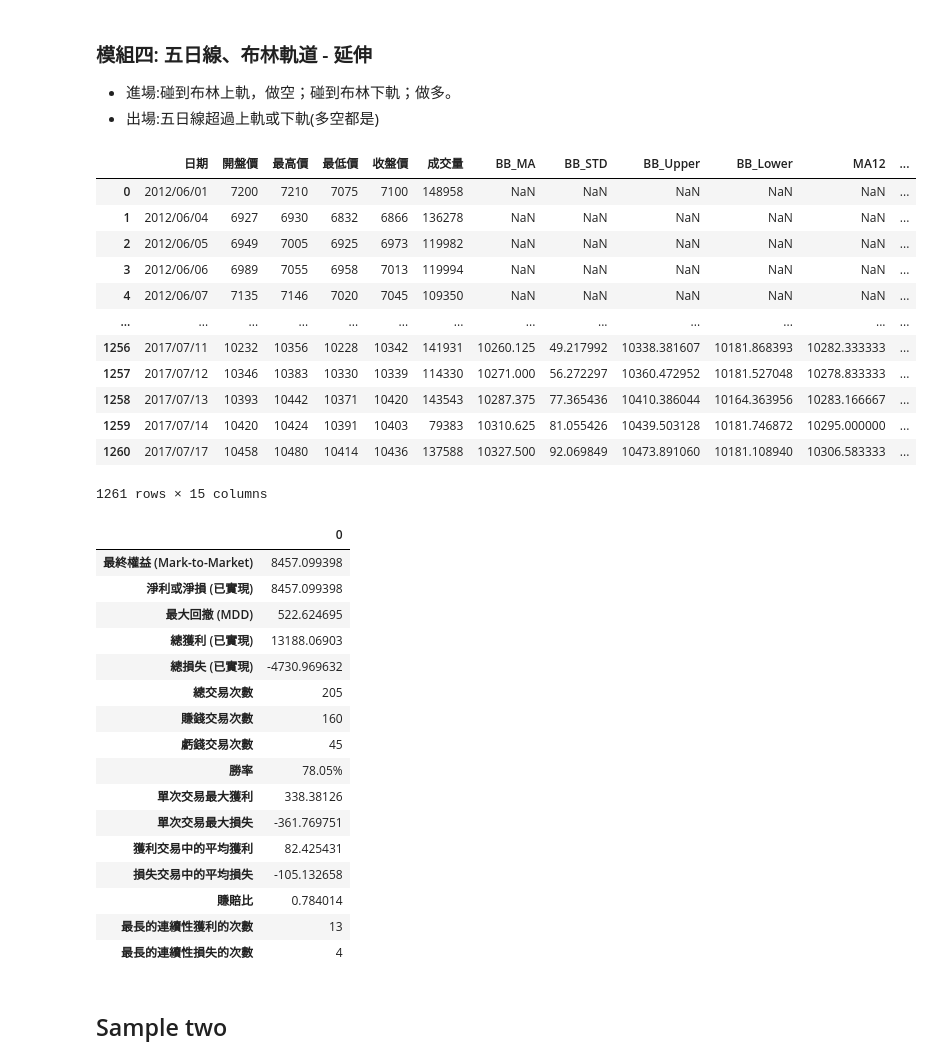
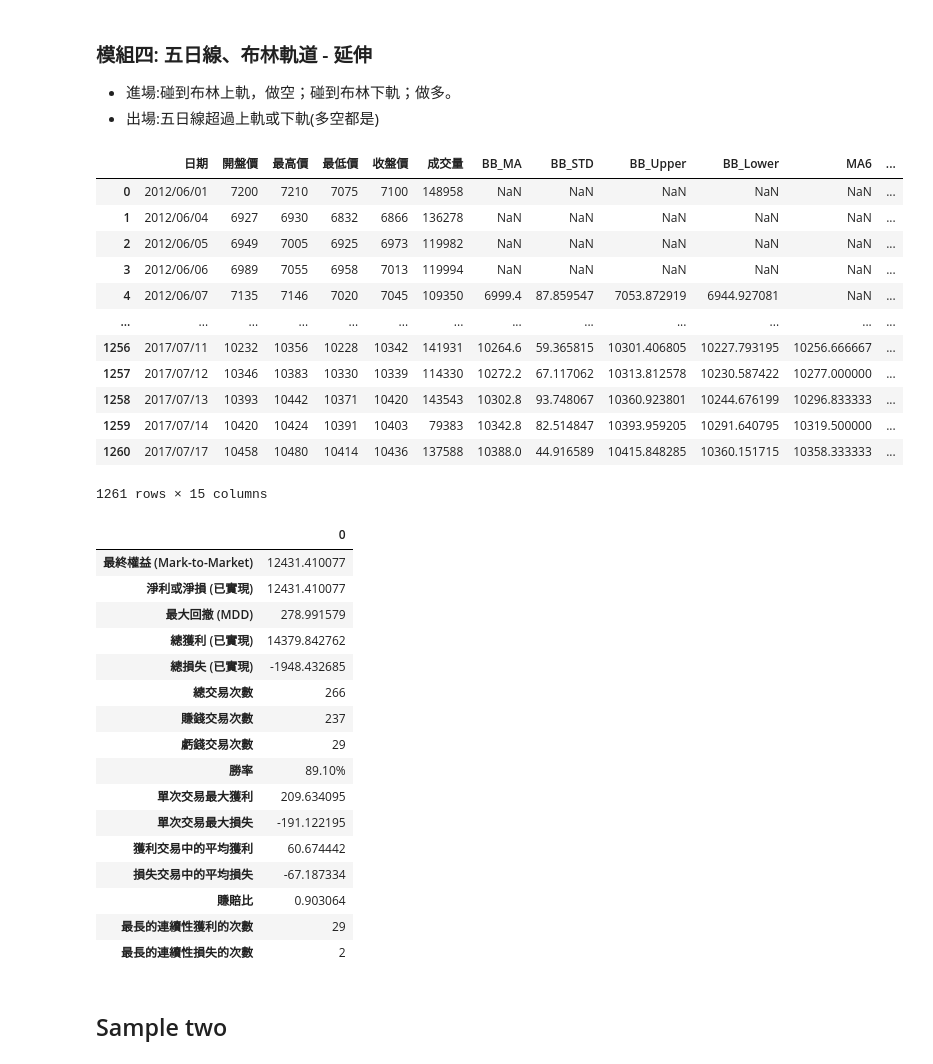
Before and after one commit to jiangyanmu/QIA-Final-Regression-Test, a Jupyter notebook: src/backtest.ipynb, the cells around one changed output. Saved outputs shown, nothing was run; the diff lists cells and outputs as text; code cells hidden in the pictures.

Commit message:
feat: improve the parameter for module four

```diff
--- a/src/backtest.ipynb
+++ b/src/backtest.ipynb
@@ -211,29 +211,30 @@ performance_three_df.T
 # %%
 %reload_ext autoreload
 %autoreload 2
 
 # 使用範例
 import pandas as pd
 from lib.backtest.strategy_four import backtest_strategy_four
 
 
 
 df4 = pd.read_csv("../data/TPE-sample1.csv", encoding="utf-8")
-df4 = backtest_strategy_four(df4, bb_period=5,bb_std=1, ma_long_period=9)
+# df4 = backtest_strategy_four(df4, bb_period=8,bb_std=1.59, ma_long_period=12)
+df4 = backtest_strategy_four(df4, bb_period=5,bb_std=0.62, ma_long_period=6)
 df4
 # %% [output]
-|  | 日期 | 開盤價 | 最高價 | 最低價 | 收盤價 | 成交量 | BB_MA | BB_STD | BB_Upper | BB_Lower | MA12 | ... |
+|  | 日期 | 開盤價 | 最高價 | 最低價 | 收盤價 | 成交量 | BB_MA | BB_STD | BB_Upper | BB_Lower | MA6 | ... |
 | 0 | 2012/06/01 | 7200 | 7210 | 7075 | 7100 | 148958 | NaN | NaN | NaN | NaN | NaN | ... |
 | 1 | 2012/06/04 | 6927 | 6930 | 6832 | 6866 | 136278 | NaN | NaN | NaN | NaN | NaN | ... |
 | 2 | 2012/06/05 | 6949 | 7005 | 6925 | 6973 | 119982 | NaN | NaN | NaN | NaN | NaN | ... |
 | 3 | 2012/06/06 | 6989 | 7055 | 6958 | 7013 | 119994 | NaN | NaN | NaN | NaN | NaN | ... |
-| 4 | 2012/06/07 | 7135 | 7146 | 7020 | 7045 | 109350 | NaN | NaN | NaN | NaN | NaN | ... |
+| 4 | 2012/06/07 | 7135 | 7146 | 7020 | 7045 | 109350 | 6999.4 | 87.859547 | 7053.872919 | 6944.927081 | NaN | ... |
 | ... | ... | ... | ... | ... | ... | ... | ... | ... | ... | ... | ... | ... |
-| 1256 | 2017/07/11 | 10232 | 10356 | 10228 | 10342 | 141931 | 10260.125 | 49.217992 | 10338.381607 | 10181.868393 | 10282.333333 | ... |
-| 1257 | 2017/07/12 | 10346 | 10383 | 10330 | 10339 | 114330 | 10271.000 | 56.272297 | 10360.472952 | 10181.527048 | 10278.833333 | ... |
-| 1258 | 2017/07/13 | 10393 | 10442 | 10371 | 10420 | 143543 | 10287.375 | 77.365436 | 10410.386044 | 10164.363956 | 10283.166667 | ... |
-| 1259 | 2017/07/14 | 10420 | 10424 | 10391 | 10403 | 79383 | 10310.625 | 81.055426 | 10439.503128 | 10181.746872 | 10295.000000 | ... |
-| 1260 | 2017/07/17 | 10458 | 10480 | 10414 | 10436 | 137588 | 10327.500 | 92.069849 | 10473.891060 | 10181.108940 | 10306.583333 | ... |
+| 1256 | 2017/07/11 | 10232 | 10356 | 10228 | 10342 | 141931 | 10264.6 | 59.365815 | 10301.406805 | 10227.793195 | 10256.666667 | ... |
+| 1257 | 2017/07/12 | 10346 | 10383 | 10330 | 10339 | 114330 | 10272.2 | 67.117062 | 10313.812578 | 10230.587422 | 10277.000000 | ... |
+| 1258 | 2017/07/13 | 10393 | 10442 | 10371 | 10420 | 143543 | 10302.8 | 93.748067 | 10360.923801 | 10244.676199 | 10296.833333 | ... |
+| 1259 | 2017/07/14 | 10420 | 10424 | 10391 | 10403 | 79383 | 10342.8 | 82.514847 | 10393.959205 | 10291.640795 | 10319.500000 | ... |
+| 1260 | 2017/07/17 | 10458 | 10480 | 10414 | 10436 | 137588 | 10388.0 | 44.916589 | 10415.848285 | 10360.151715 | 10358.333333 | ... |
 1261 rows × 15 columns
 # %%
 %reload_ext autoreload
@@ -257,29 +258,29 @@ performance = calculate_strategy_performance(
 performance_df = pd.DataFrame([performance])
 
 # 存成csv檔案
-# performance_df.T.to_csv('module_four.csv',
+# performance_df.T.to_csv('module_four_sample1.csv',
 #                         header=['Value'],  # 欄位名稱 (y 軸)
 #                         index_label='Metric')  # 列名 (x 軸)
 
 performance_df.T
 # %% [output]
 |  | 0 |
-| 最終權益 (Mark-to-Market) | 8457.099398 |
-| 淨利或淨損 (已實現) | 8457.099398 |
-| 最大回撤 (MDD) | 522.624695 |
-| 總獲利 (已實現) | 13188.06903 |
-| 總損失 (已實現) | -4730.969632 |
-| 總交易次數 | 205 |
-| 賺錢交易次數 | 160 |
-| 虧錢交易次數 | 45 |
-| 勝率 | 78.05% |
-| 單次交易最大獲利 | 338.38126 |
-| 單次交易最大損失 | -361.769751 |
-| 獲利交易中的平均獲利 | 82.425431 |
-| 損失交易中的平均損失 | -105.132658 |
-| 賺賠比 | 0.784014 |
-| 最長的連續性獲利的次數 | 13 |
-| 最長的連續性損失的次數 | 4 |
+| 最終權益 (Mark-to-Market) | 12431.410077 |
+| 淨利或淨損 (已實現) | 12431.410077 |
+| 最大回撤 (MDD) | 278.991579 |
+| 總獲利 (已實現) | 14379.842762 |
+| 總損失 (已實現) | -1948.432685 |
+| 總交易次數 | 266 |
+| 賺錢交易次數 | 237 |
+| 虧錢交易次數 | 29 |
+| 勝率 | 89.10% |
+| 單次交易最大獲利 | 209.634095 |
+| 單次交易最大損失 | -191.122195 |
+| 獲利交易中的平均獲利 | 60.674442 |
+| 損失交易中的平均損失 | -67.187334 |
+| 賺賠比 | 0.903064 |
+| 最長的連續性獲利的次數 | 29 |
+| 最長的連續性損失的次數 | 2 |
 # %% [markdown]
 ## Sample two
 # %% [markdown]
```
Also changed, not shown: parts of 4 cells of this notebook, 1 other file.
